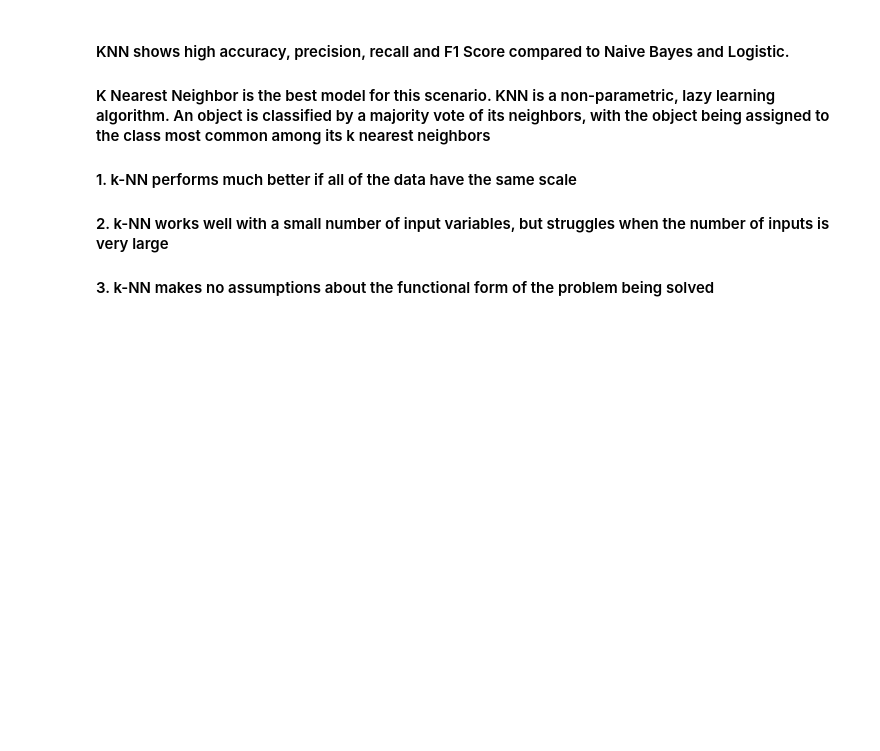
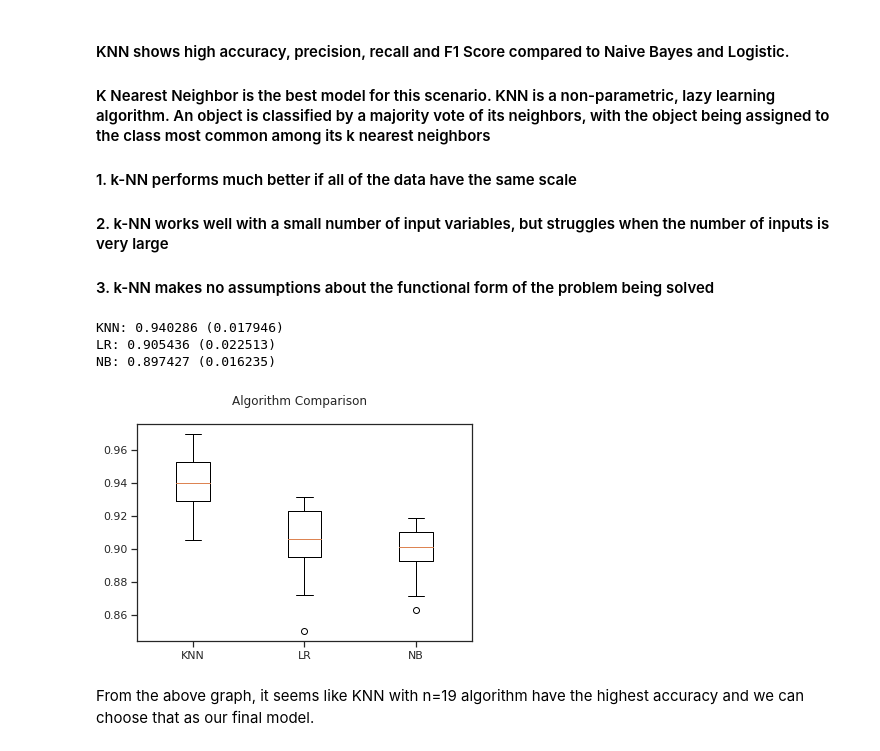
Before and after one commit to GreatLearningAIML1/bangalore-feb-batch-siju-samuel, a Jupyter notebook: R3_Project1_SupervisedLearning/R3_Project1_SupervisedLearning.ipynb, the cells around one changed output. Drawn from its saved outputs; the diff is of its cells as text; code cells hidden in the pictures; blank space fills up the shorter version.

```diff
--- a/R3_Project1_SupervisedLearning/R3_Project1_SupervisedLearning.ipynb
+++ b/R3_Project1_SupervisedLearning/R3_Project1_SupervisedLearning.ipynb
@@ -498,3 +499,33 @@ Maximum F1-Score knn n=19
 #### 1. k-NN performs much better if all of the data have the same scale
 #### 2. k-NN works well with a small number of input variables, but struggles when the number of inputs is very large
 #### 3. k-NN makes no assumptions about the functional form of the problem being solved
+# %%
+models = []
+models.append(('KNN', KNeighborsClassifier(n_neighbors=19), train_set_z))
+models.append(('LR', LogisticRegression(), train_set))
+models.append(('NB', GaussianNB(), train_set))
+# evaluate each model in turn
+results = []
+names = []
+scoring = 'accuracy'
+for name, model, x_train in models:
+	kfold = model_selection.KFold(n_splits=15, random_state=0)
+	cv_results = model_selection.cross_val_score(model, x_train, train_labels, cv=kfold, scoring=scoring)
+	results.append(cv_results)
+	names.append(name)
+	msg = "%s: %f (%f)" % (name, cv_results.mean(), cv_results.std())
+	print(msg)
+# boxplot algorithm comparison
+fig = plt.figure()
+fig.suptitle('Algorithm Comparison')
+ax = fig.add_subplot(111)
+plt.boxplot(results)
+ax.set_xticklabels(names)
+plt.show()
+# %% [output]
+KNN: 0.940286 (0.017946)
+LR: 0.905436 (0.022513)
+NB: 0.897427 (0.016235)
+[figure, added]
+# %% [markdown]
+From the above graph, it seems like KNN with n=19  algorithm have the highest accuracy and we can choose that as our final model.
```
Also changed, not shown: parts of 2 cells of this notebook, 1 other file.
